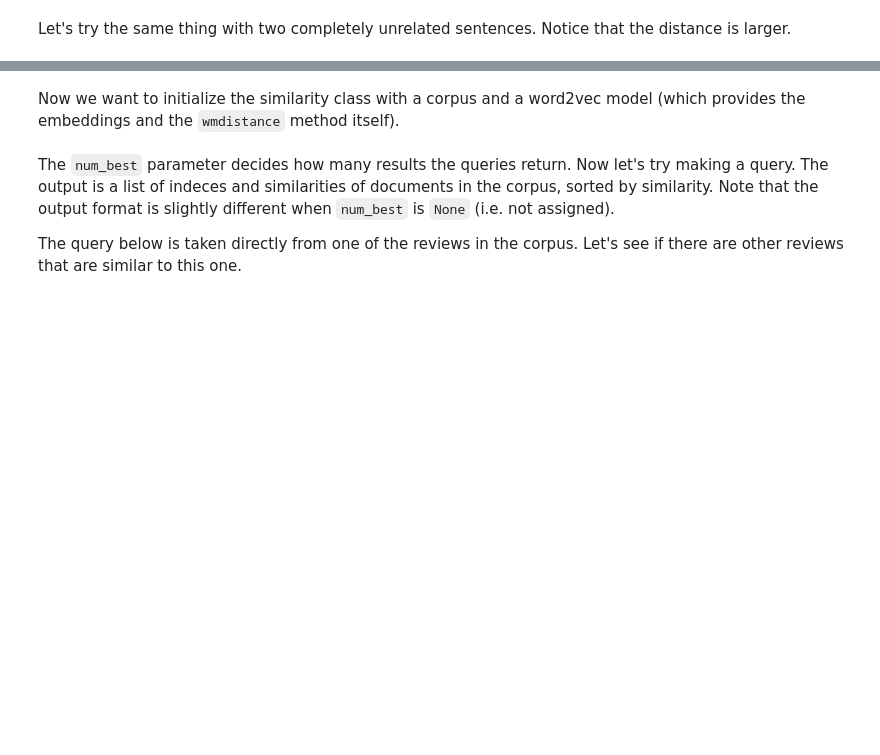
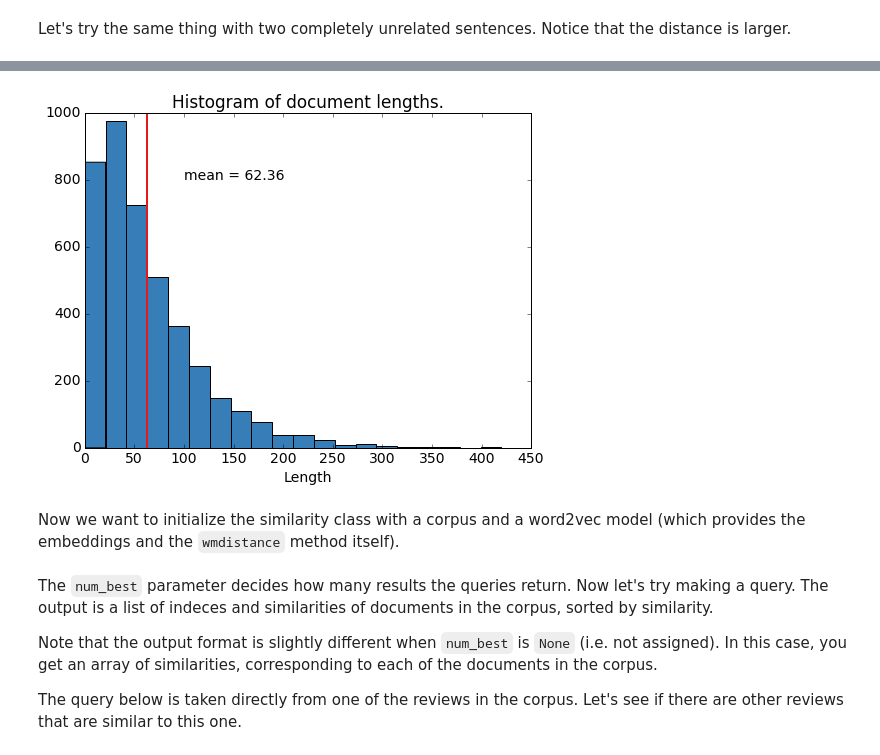
Before and after one commit to piskvorky/gensim, a Jupyter notebook: docs/notebooks/WMD_tutorial.ipynb, the cells around one changed output, grey strips where cells are left out. Cells and saved outputs as stored; diff of their text form; code cells hidden in the pictures; blank space fills up the shorter version.

```diff
--- a/docs/notebooks/WMD_tutorial.ipynb
+++ b/docs/notebooks/WMD_tutorial.ipynb
@@ -141,2 +139,14 @@ This time around, we are going to train the Word2Vec embeddings on the data ours
 
 Below a JSON file with Yelp reviews is read line by line, the text is extracted, tokenized, and stopwords and punctuation are removed.
+# %%
+# Pre-processing a document.
+
+from nltk import word_tokenize
+download('punkt')  # Download data for tokenizer.
+
+def preprocess(doc):
+    doc = doc.lower()  # Lower the text.
+    doc = word_tokenize(doc)  # Split into words.
+    doc = [w for w in doc if not w in stop_words]  # Remove stopwords.
+    doc = [w for w in doc if w.isalpha()]  # Remove numbers and punctuation.
+    return doc
@@ -189,3 +193,29 @@ model = Word2Vec(w2v_corpus, workers=7, size=100)
+# %%
+from matplotlib import pyplot as plt
+%matplotlib inline
+
+# Document lengths.
+lens = [len(doc) for doc in wmd_corpus]
+
+# Plot.
+plt.rc('figure', figsize=(8,6))
+plt.rc('font', size=14)
+plt.rc('lines', linewidth=2)
+plt.rc('axes', color_cycle=('#377eb8','#e41a1c','#4daf4a',
+                            '#984ea3','#ff7f00','#ffff33'))
+# Histogram.
+plt.hist(lens, bins=20)
+plt.hold(True)
+# Average length.
+avg_len = sum(lens) / float(len(lens))
+plt.axvline(avg_len, color='#e41a1c')
+plt.hold(False)
+plt.title('Histogram of document lengths.')
+plt.xlabel('Length')
+plt.text(100, 800, 'mean = %.2f' % avg_len)
+plt.show()
+# %% [output]
+[figure, added]
 # %% [markdown]
 Now we want to initialize the similarity class with a corpus and a word2vec model (which provides the embeddings and the `wmdistance` method itself).
 # %%
@@ -193,6 +228,8 @@ from gensim.similarities import WmdSimilarity
 instance = WmdSimilarity(wmd_corpus, model, num_best=10)
 # %% [markdown]
-The `num_best` parameter decides how many results the queries return. Now let's try making a query. The output is a list of indeces and similarities of documents in the corpus, sorted by similarity. Note that the output format is slightly different when `num_best` is `None` (i.e. not assigned).
+The `num_best` parameter decides how many results the queries return. Now let's try making a query. The output is a list of indeces and similarities of documents in the corpus, sorted by similarity.
+
+Note that the output format is slightly different when `num_best` is `None` (i.e. not assigned). In this case, you get an array of similarities, corresponding to each of the documents in the corpus.
 
 The query below is taken directly from one of the reviews in the corpus. Let's see if there are other reviews that are similar to this one.
 # %%
```
Also changed, not shown: parts of 28 cells of this notebook, 5 other files.
